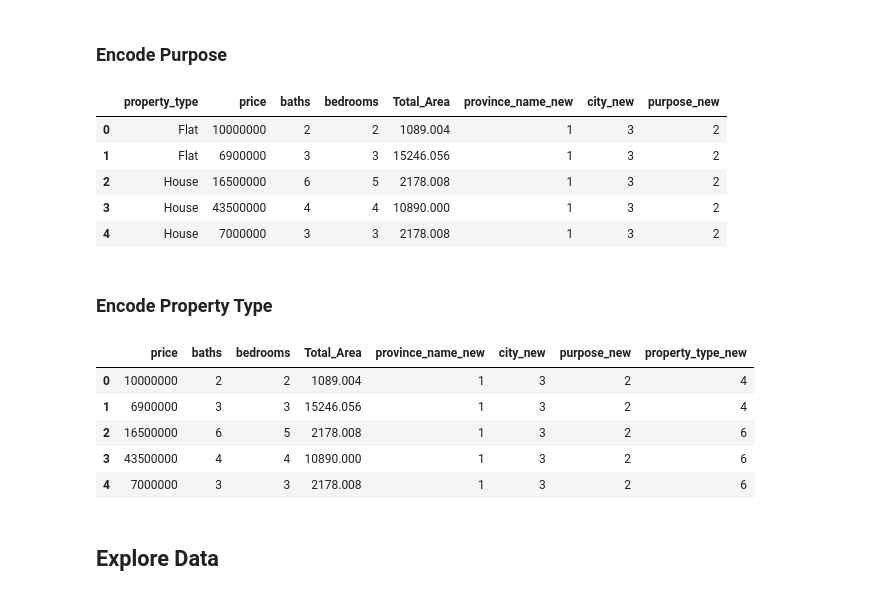
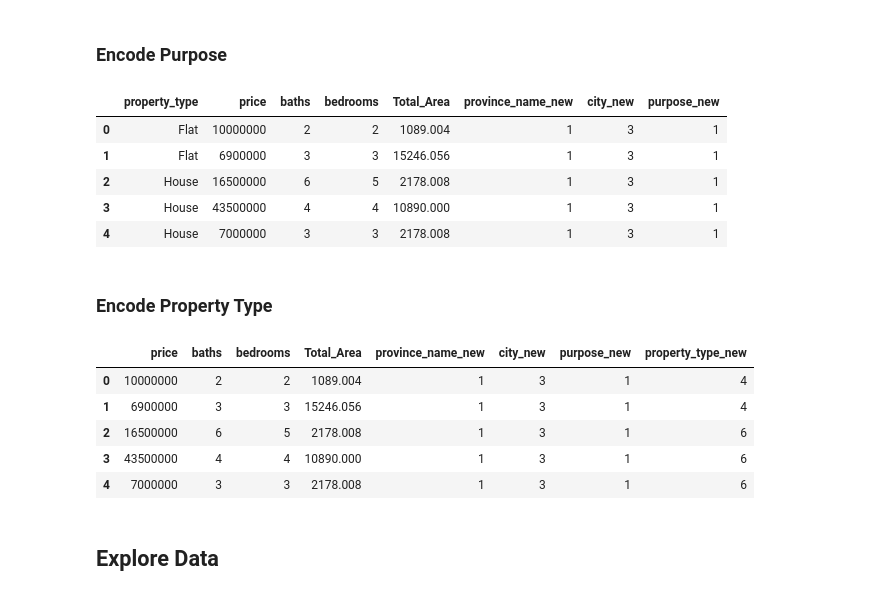
Before and after one commit to adikusuma14/House-Prediction-Pakistan, a Jupyter notebook: notebook.ipynb, the cells around one changed output. Cells and saved outputs as stored; diff of their text form; code cells hidden in the pictures.

```diff
--- a/notebook.ipynb
+++ b/notebook.ipynb
@@ -133,21 +134,21 @@ data_clean.head()
 # %% [markdown]
 <h3>Encode Purpose</h3>
 # %%
-ordinal_map = {'For Rent':1,
-               'For Sale':2,
+ordinal_map = {'For Sale':1,
+               'For Rent':2
 
 }
 
 data_clean['purpose_new'] = data_clean.purpose.map(ordinal_map)
 data_clean=data_clean.drop(['purpose'],axis=1)
 data_clean.head()
 # %% [output]
 |  | property_type | price | baths | bedrooms | Total_Area | province_name_new | city_new | purpose_new |
-| 0 | Flat | 10000000 | 2 | 2 | 1089.004 | 1 | 3 | 2 |
-| 1 | Flat | 6900000 | 3 | 3 | 15246.056 | 1 | 3 | 2 |
-| 2 | House | 16500000 | 6 | 5 | 2178.008 | 1 | 3 | 2 |
-| 3 | House | 43500000 | 4 | 4 | 10890.000 | 1 | 3 | 2 |
-| 4 | House | 7000000 | 3 | 3 | 2178.008 | 1 | 3 | 2 |
+| 0 | Flat | 10000000 | 2 | 2 | 1089.004 | 1 | 3 | 1 |
+| 1 | Flat | 6900000 | 3 | 3 | 15246.056 | 1 | 3 | 1 |
+| 2 | House | 16500000 | 6 | 5 | 2178.008 | 1 | 3 | 1 |
+| 3 | House | 43500000 | 4 | 4 | 10890.000 | 1 | 3 | 1 |
+| 4 | House | 7000000 | 3 | 3 | 2178.008 | 1 | 3 | 1 |
 # %% [markdown]
 <h3>Encode Property Type</h3>
 # %%
@@ -166,10 +167,10 @@ data_clean=data_clean.drop(['property_type'],axis=1)
 data_clean.head()
 # %% [output]
 |  | price | baths | bedrooms | Total_Area | province_name_new | city_new | purpose_new | property_type_new |
-| 0 | 10000000 | 2 | 2 | 1089.004 | 1 | 3 | 2 | 4 |
-| 1 | 6900000 | 3 | 3 | 15246.056 | 1 | 3 | 2 | 4 |
-| 2 | 16500000 | 6 | 5 | 2178.008 | 1 | 3 | 2 | 6 |
-| 3 | 43500000 | 4 | 4 | 10890.000 | 1 | 3 | 2 | 6 |
-| 4 | 7000000 | 3 | 3 | 2178.008 | 1 | 3 | 2 | 6 |
+| 0 | 10000000 | 2 | 2 | 1089.004 | 1 | 3 | 1 | 4 |
+| 1 | 6900000 | 3 | 3 | 15246.056 | 1 | 3 | 1 | 4 |
+| 2 | 16500000 | 6 | 5 | 2178.008 | 1 | 3 | 1 | 6 |
+| 3 | 43500000 | 4 | 4 | 10890.000 | 1 | 3 | 1 | 6 |
+| 4 | 7000000 | 3 | 3 | 2178.008 | 1 | 3 | 1 | 6 |
 # %% [markdown]
 <h2>Explore Data</h2>
```
Also changed, not shown: parts of 6 cells of this notebook.
